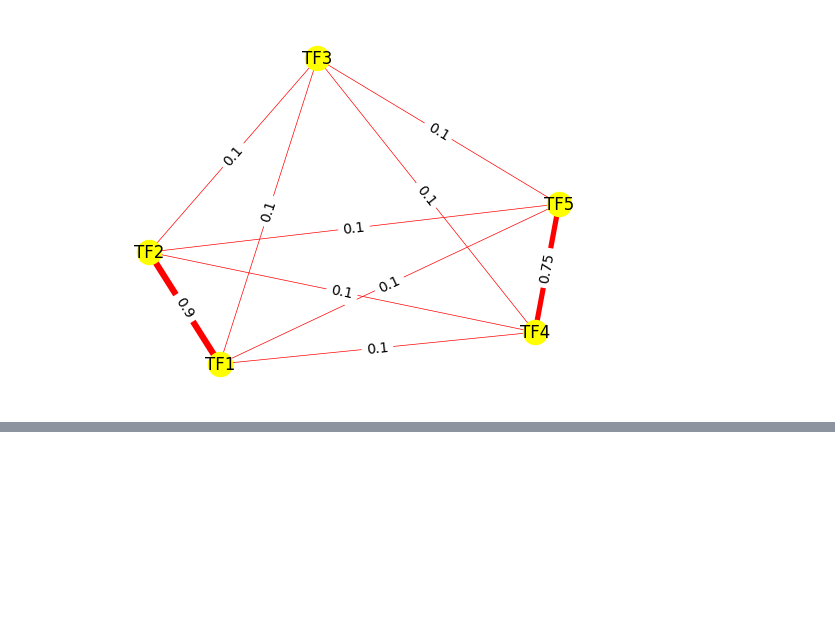
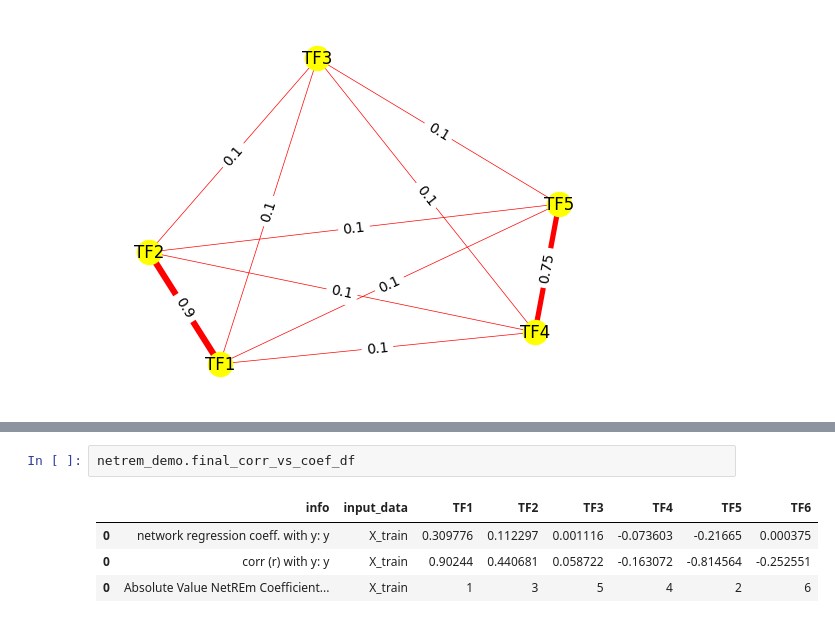
Before and after one commit to SaniyaKhullar/NetREm, a Jupyter notebook: code/Untitled.ipynb, the cells around one changed output, grey strips where cells are left out. Saved outputs shown, nothing was run; the diff lists cells and outputs as text; blank space fills up the shorter version.

```diff
--- a/code/Untitled.ipynb
+++ b/code/Untitled.ipynb
@@ -87,0 +120,7 @@ Please note that the testing Mean Square Error (MSE) is 0.10939471847175698
+# %%
+netrem_demo.final_corr_vs_coef_df
+# %% [output]
+|  | info | input_data | TF1 | TF2 | TF3 | TF4 | TF5 | TF6 |
+| 0 | network regression coeff. with y: y | X_train | 0.309776 | 0.112297 | 0.001116 | -0.073603 | -0.21665 | 0.000375 |
+| 0 | corr (r) with y: y | X_train | 0.90244 | 0.440681 | 0.058722 | -0.163072 | -0.814564 | -0.252551 |
+| 0 | Absolute Value NetREm Coefficient... | X_train | 1 | 3 | 5 | 4 | 2 | 6 |
```
Also changed, not shown: parts of 7 cells of this notebook, 1 other file.
